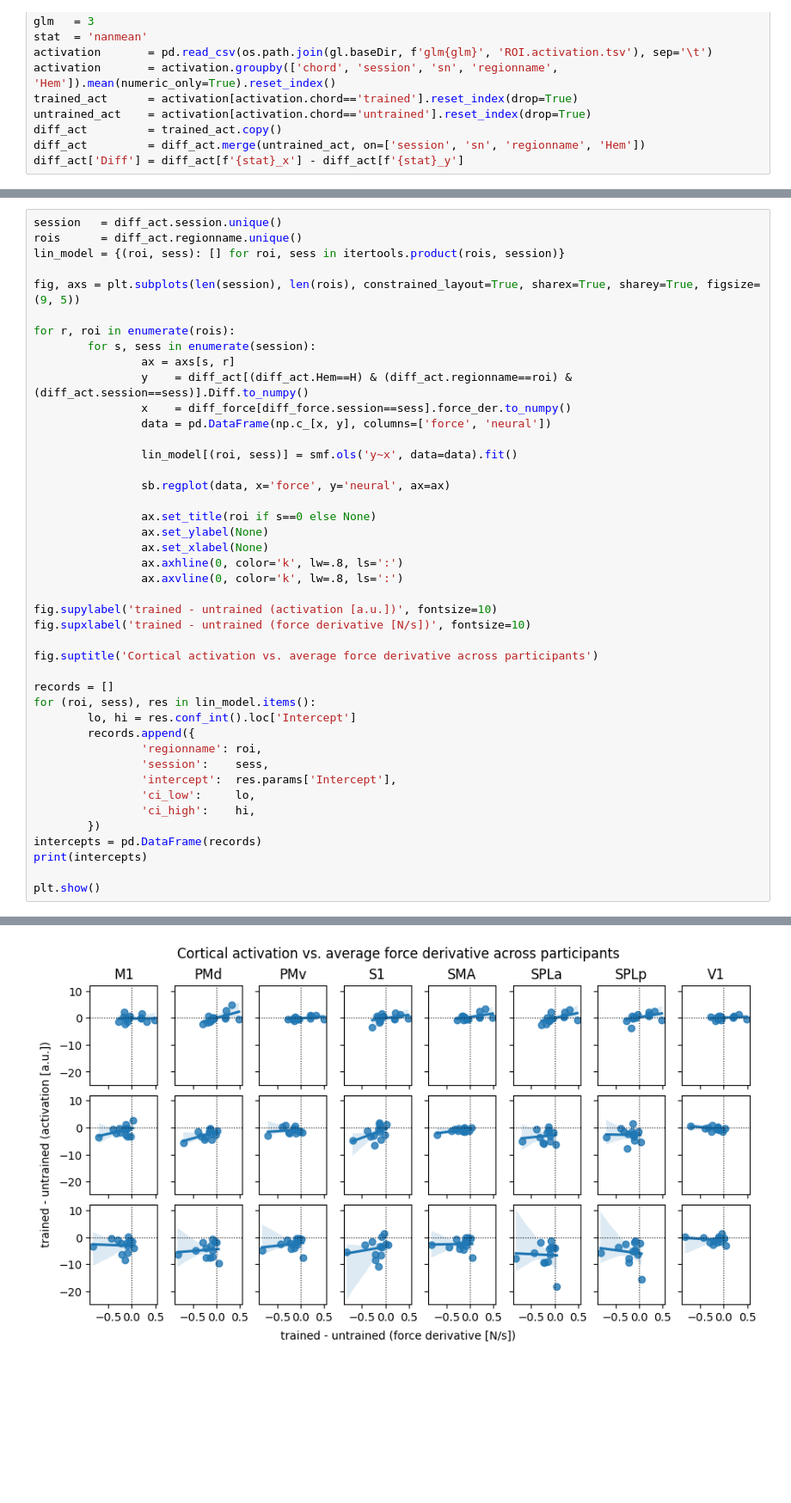
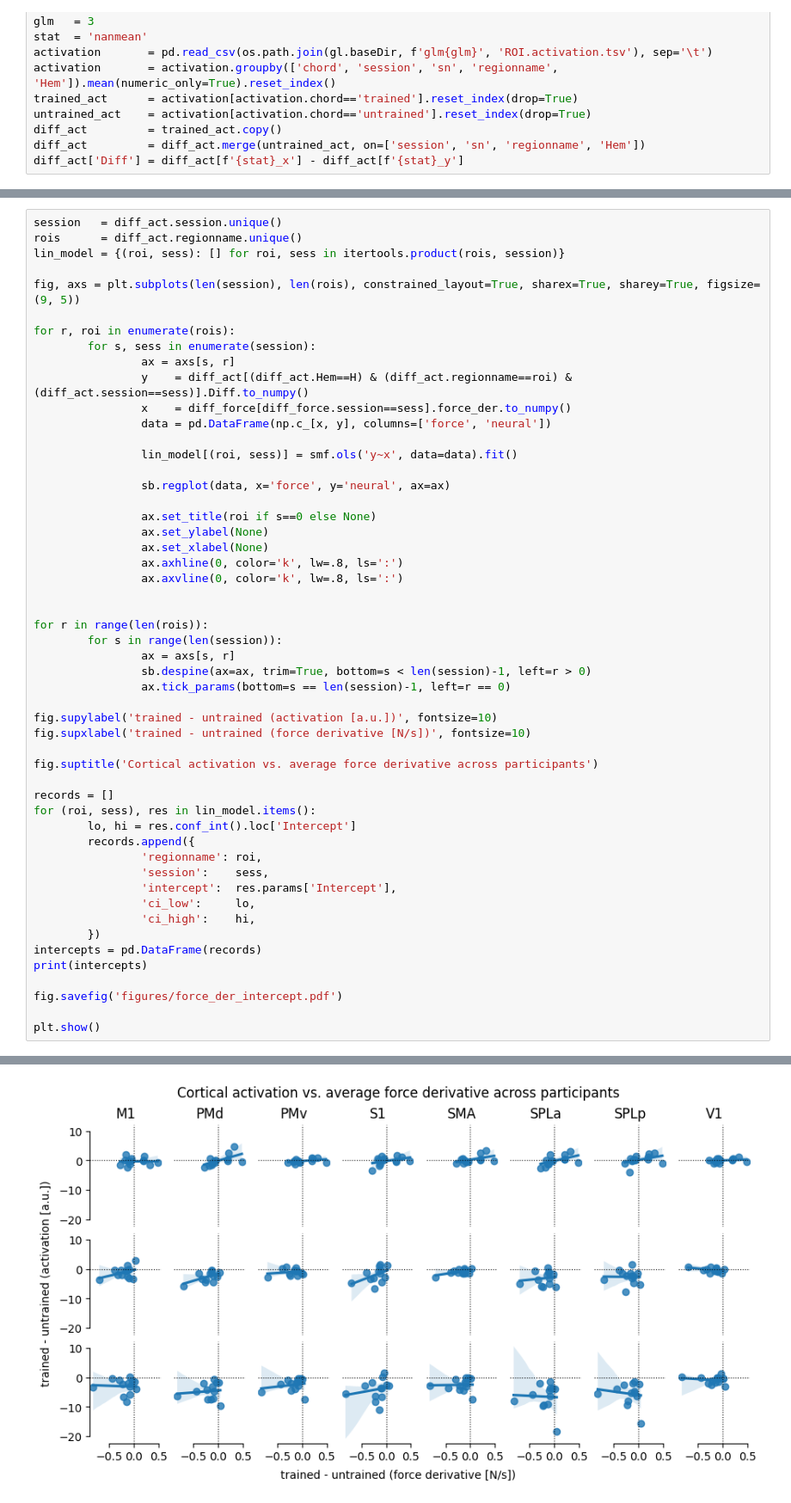
Before and after one commit to mnlmrc/extension-flexion-chords, a Jupyter notebook: notebooks/intercept_force.ipynb, the cells around one changed output, grey strips where cells are left out. Shown at 86% size. Saved outputs shown, nothing was run; the diff lists cells and outputs as text; blank space fills up the shorter version.

```diff
--- a/notebooks/intercept_force.ipynb
+++ b/notebooks/intercept_force.ipynb
@@ -117,6 +121,13 @@ for r, roi in enumerate(rois):
                 ax.axhline(0, color='k', lw=.8, ls=':')
                 ax.axvline(0, color='k', lw=.8, ls=':')
 
+
+for r in range(len(rois)):
+        for s in range(len(session)):
+                ax = axs[s, r]
+                sb.despine(ax=ax, trim=True, bottom=s < len(session)-1, left=r > 0)
+                ax.tick_params(bottom=s == len(session)-1, left=r == 0)
+
 fig.supylabel('trained - untrained (activation [a.u.])', fontsize=10)
 fig.supxlabel('trained - untrained (force derivative [N/s])', fontsize=10)
 
@@ -127,31 +138,33 @@ for (roi, sess), res in lin_model.items():
         lo, hi = res.conf_int().loc['Intercept']
         records.append({
                 'regionname': roi,
                 'session':    sess,
                 'intercept':  res.params['Intercept'],
                 'ci_low':     lo,
                 'ci_high':    hi,
         })
 intercepts = pd.DataFrame(records)
 print(intercepts)
 
+fig.savefig('figures/force_der_intercept.pdf')
+
 plt.show()
 # %% [output]
    regionname  session  intercept     ci_low   ci_high
 0          M1        3  -0.294606  -1.090619  0.501406
 1          M1        9  -0.345349  -2.001637  1.310939
 2          M1       23  -3.150966  -5.265023 -1.036908
 3         PMd        3  -0.074335  -1.034906  0.886235
 4         PMd        9  -1.558651  -2.877374 -0.239928
 5         PMd       23  -4.434347  -6.763262 -2.105432
 6         PMv        3  -0.180716  -0.553296  0.191864
 7         PMv        9  -0.804646  -1.868118  0.258825
 8         PMv       23  -2.173669  -3.906780 -0.440557
 9          S1        3  -0.174046  -1.010576  0.662484
 10         S1        9  -0.611028  -2.737250  1.515195
 ... (9 lines left out)
 20       SPLp       23  -5.969631  -9.157017 -2.782245
 21         V1        3   0.030006  -0.392334  0.452347
 22         V1        9  -0.682493  -1.311180 -0.053806
 23         V1       23  -1.076605  -2.113524 -0.039687
-[figure, old version]
+[figure, new version]
```
Also changed, not shown: parts of 2 cells of this notebook, 2 other files.
